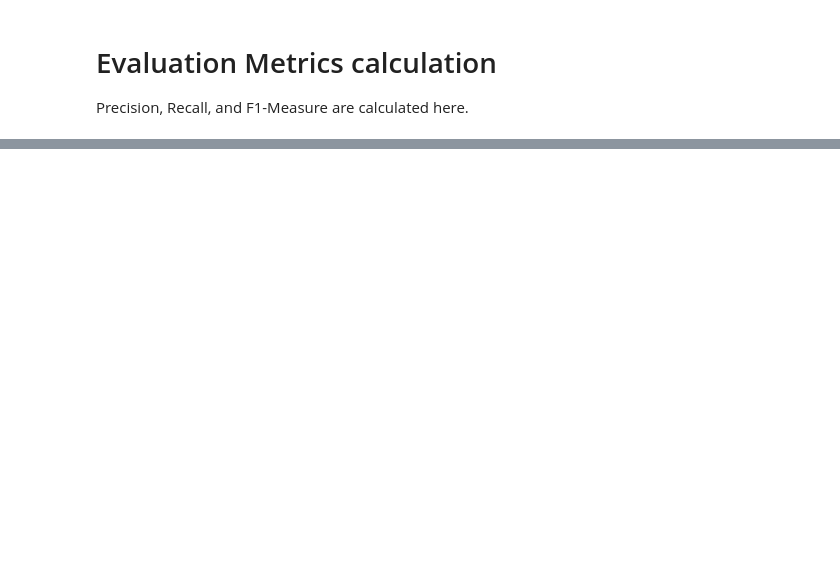
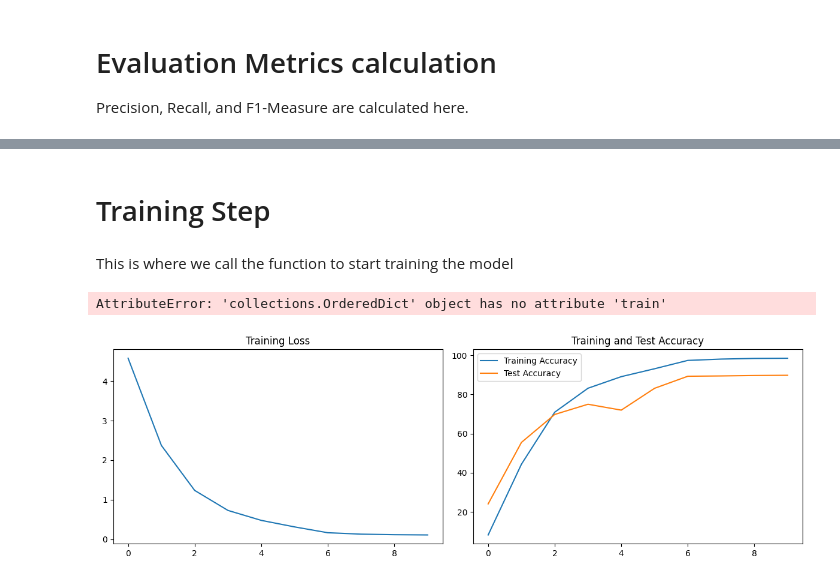
Before and after one commit to chuklee/Hackatons-IADataHack, a Jupyter notebook: model/car-classification_2.ipynb, the cells around one changed output, grey strips where cells are left out. Drawn from its saved outputs; the diff is of its cells as text; code cells hidden in the pictures; blank space fills up the shorter version.

```diff
--- a/model/car-classification_2.ipynb
+++ b/model/car-classification_2.ipynb
@@ -95,7 +94,7 @@ model = model.to(device)
 
 # Définition de la fonction de Loss et de l'optimisation
 criterion = nn.CrossEntropyLoss()
-optimizer = optim.Adam(model.parameters(), lr=0.001)
+optimizer = optim.SGD(model.parameters(), lr=0.01, momentum=0.9)
 
 lrscheduler = optim.lr_scheduler.ReduceLROnPlateau(optimizer, mode='max', patience=3, threshold = 0.9)
 # %% [markdown]
@@ -274,0 +369,23 @@ figure.savefig('matrice_confusion.png', dpi=400)
+# %%
+import torch
+from tqdm import tqdm
+
+def eval_model(model, test_loader, device, num_augmentations=1):
+    correct = 0.0
+    total = 0.0
+    with torch.no_grad():
+        for i, data in enumerate(tqdm(test_loader), 0):
+            images, labels = data
+            images = images.to(device)
+            labels = labels.to(device)
+
+            outputs = model(images)
+            _, predicted = torch.max(outputs.data, 1)
+            total += labels.size(0) * num_augmentations
+            correct += (predicted == labels.repeat(num_augmentations)).sum().item()
+    test_acc = 100.0 * correct / total
+    print('Accuracy sur le dataset de test: %d %%' % (
+        test_acc))
+    return test_acc
+# %% [markdown]
+# Training Step
@@ -274,0 +441,28 @@ figure.savefig('matrice_confusion.png', dpi=400)
+# %% [markdown]
+This is where we call the function to start training the model
+# %%
+n_epochs = 20
+# Entrainement du modèle
+model, training_losses, training_accs, test_accs = train_model(model, train_loader,
+                            test_loader, criterion, optimizer, lrscheduler, device, n_epochs=n_epochs)
+# Sauvegarde du modèle
+torch.save(model.state_dict(), 'model.pth')
+# %% [output]
+AttributeError: 'collections.OrderedDict' object has no attribute 'train'
+# %%
+fig, axs = plt.subplots(1, 2, figsize=(12, 4))
+
+# Plot training loss
+axs[0].plot(training_losses)
+axs[0].set_title("Training Loss")
+
+# Plot training and test accuracy
+axs[1].plot(training_accs, label="Training Accuracy")
+axs[1].plot(test_accs, label="Test Accuracy")
+axs[1].set_title("Training and Test Accuracy")
+axs[1].legend()
+
+plt.tight_layout()
+plt.show()
+# %% [output]
+[figure, added]
```
Also changed, not shown: parts of 27 cells of this notebook, 6 other files.
